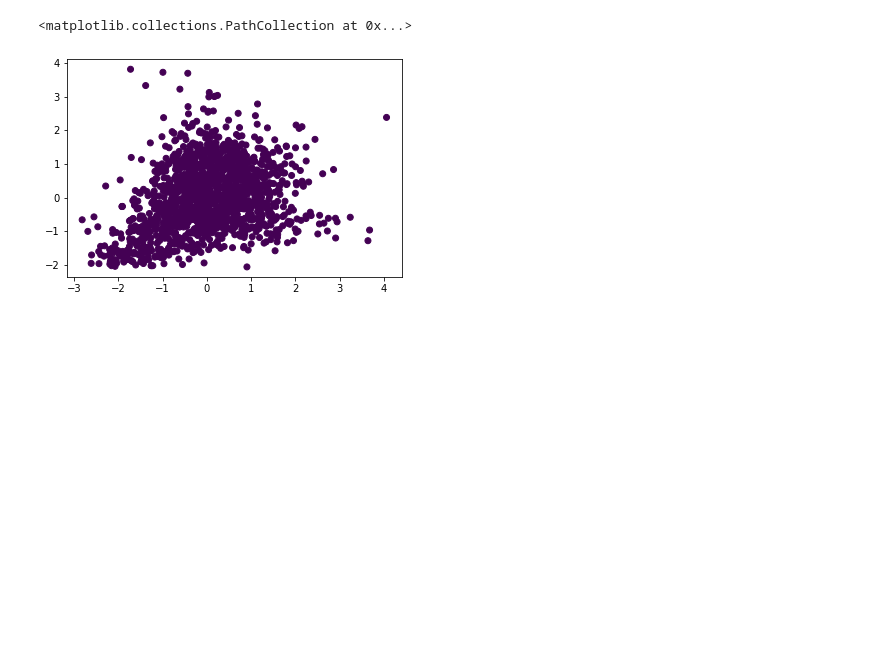
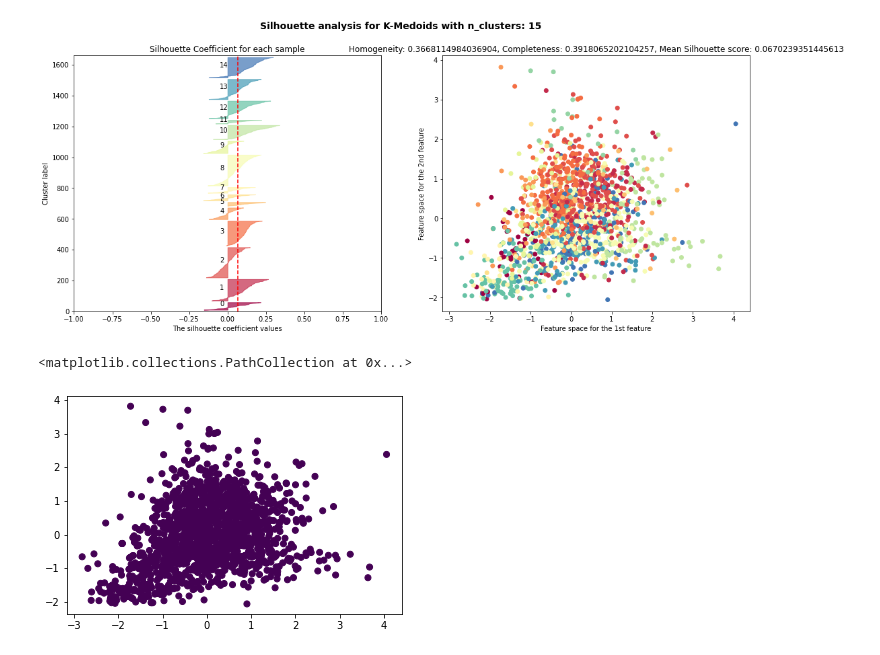
Before and after one commit to Gusta2307/Little-Spotify, a Jupyter notebook: ML/clustering.ipynb, the cells around one changed output. Saved outputs shown, nothing was run; the diff lists cells and outputs as text; code cells hidden in the pictures; blank space fills up the shorter version.

```diff
--- a/ML/clustering.ipynb
+++ b/ML/clustering.ipynb
@@ -170,3 +88,13 @@ for i in range(15):
+# %%
+from sklearn_extra.cluster import KMedoids
+
+
+kmedoids = KMedoids(n_clusters=15, init='random', random_state=127).fit(X)
+y_pred = kmedoids.predict(X)
+# %%
+graphics(X, y, y_pred, 'Silhouette analysis for K-Medoids with n_clusters: {}'.format(15))
+# %% [output]
+[figure, added]
 # %%
 from sklearn.cluster import DBSCAN
 from sklearn.preprocessing import StandardScaler
```
Also changed, not shown: parts of 27 cells of this notebook, 3 other files.
